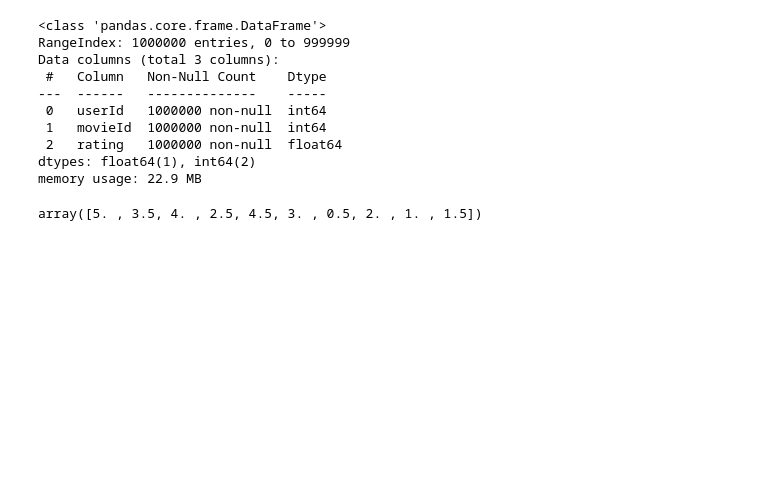
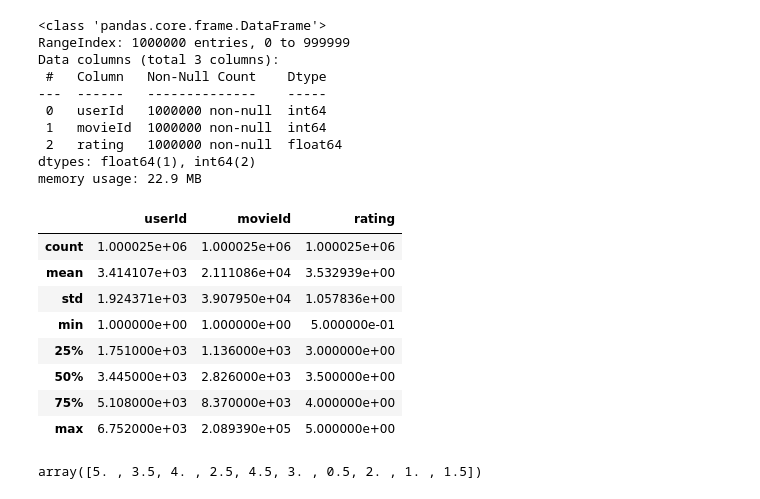
Before and after one commit to rogerlbcn/Movies_RecSys, a Jupyter notebook: movie_RecSys_simplified_1M_parameters_small_DS.ipynb, the cells around one changed output. Drawn from its saved outputs; the diff is of its cells as text; code cells hidden in the pictures; blank space fills up the shorter version.

```diff
--- a/movie_RecSys_simplified_1M_parameters_small_DS.ipynb
+++ b/movie_RecSys_simplified_1M_parameters_small_DS.ipynb
@@ -86,6 +95,18 @@ Data columns (total 3 columns):
  2   rating   1000000 non-null  float64
 dtypes: float64(1), int64(2)
 memory usage: 22.9 MB
+# %%
+ratings_df.describe()
+# %% [output]
+|  | userId | movieId | rating |
+| count | 1.000025e+06 | 1.000025e+06 | 1.000025e+06 |
+| mean | 3.414107e+03 | 2.111086e+04 | 3.532939e+00 |
+| std | 1.924371e+03 | 3.907950e+04 | 1.057836e+00 |
+| min | 1.000000e+00 | 1.000000e+00 | 5.000000e-01 |
+| 25% | 1.751000e+03 | 1.136000e+03 | 3.000000e+00 |
+| 50% | 3.445000e+03 | 2.826000e+03 | 3.500000e+00 |
+| 75% | 5.108000e+03 | 8.370000e+03 | 4.000000e+00 |
+| max | 6.752000e+03 | 2.089390e+05 | 5.000000e+00 |
 # %%
 ratings_df['rating'].unique()
 # %% [output]
```
Also changed, not shown: parts of 3 cells of this notebook, 2 other files.
